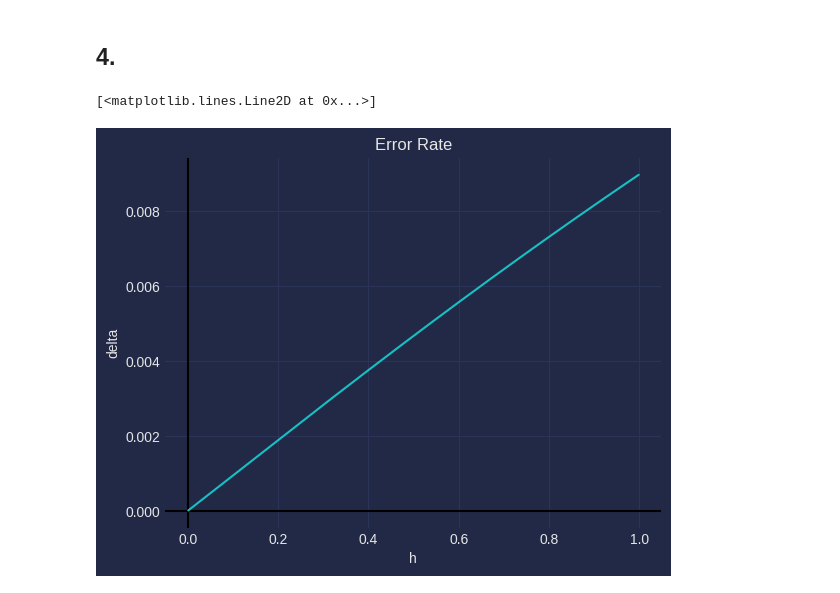
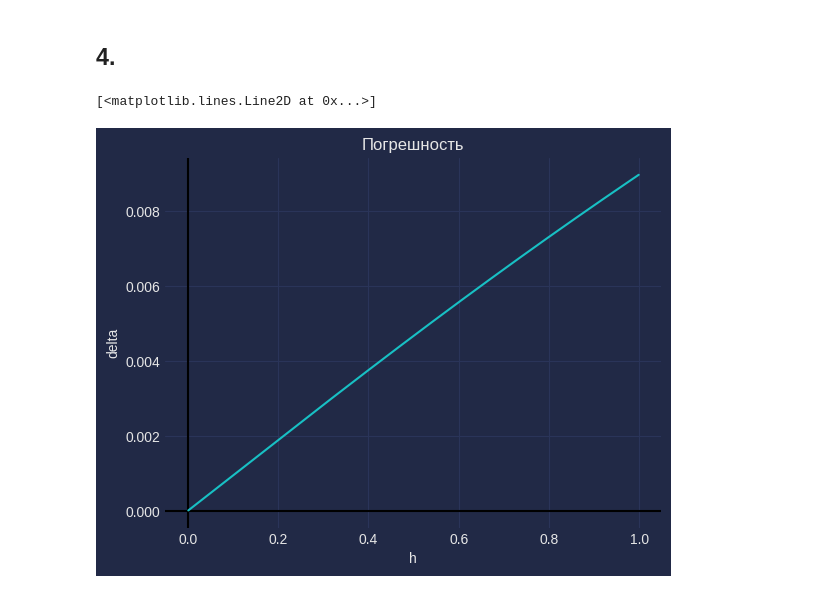
Before and after one commit to lukovkin-a-volsu/lab-sem4-numerical-methods, a Jupyter notebook: Laboratory-Report-1/lab_sem4_numerical_methods_1.ipynb, the cells around one changed output. Saved outputs shown, nothing was run; the diff lists cells and outputs as text; code cells hidden in the pictures.

```diff
--- a/Laboratory-Report-1/lab_sem4_numerical_methods_1.ipynb
+++ b/Laboratory-Report-1/lab_sem4_numerical_methods_1.ipynb
@@ -248,32 +251,32 @@ ax.plot(dif3_2_x, dif3_2_y)
 x_point = 3
 
 def err_rate(x_point, a, b, err, ref):
   points = []
   h = a
   eps = 1e-3
   while h <= b:
     y = abs(ref(x_point) - err(x_point, h))
     points.append((h, y))
     h += eps
   return points
 
 
 def err(x, h):
   points = []
   y = (f(x + h) - f(x)) / h
   points.append((x, y))
   return y
 
 points = err_rate(x_point, .001, 1, err, f1)
 (x, y) = points_to_lists(points)
 
 fig, ax = plt.subplots()
 ax.axhline(0, color='black')
 ax.axvline(0, color='black')
-ax.set_title('Error Rate')
+ax.set_title('Погрешность')
 ax.set_xlabel('h')
 ax.set_ylabel('delta')
 ax.plot(x, y)
 # %% [output]
 [<matplotlib.lines.Line2D at 0x...>]
-[figure, old version]
+[figure, new version]
```
Also changed, not shown: parts of 4 cells of this notebook.
